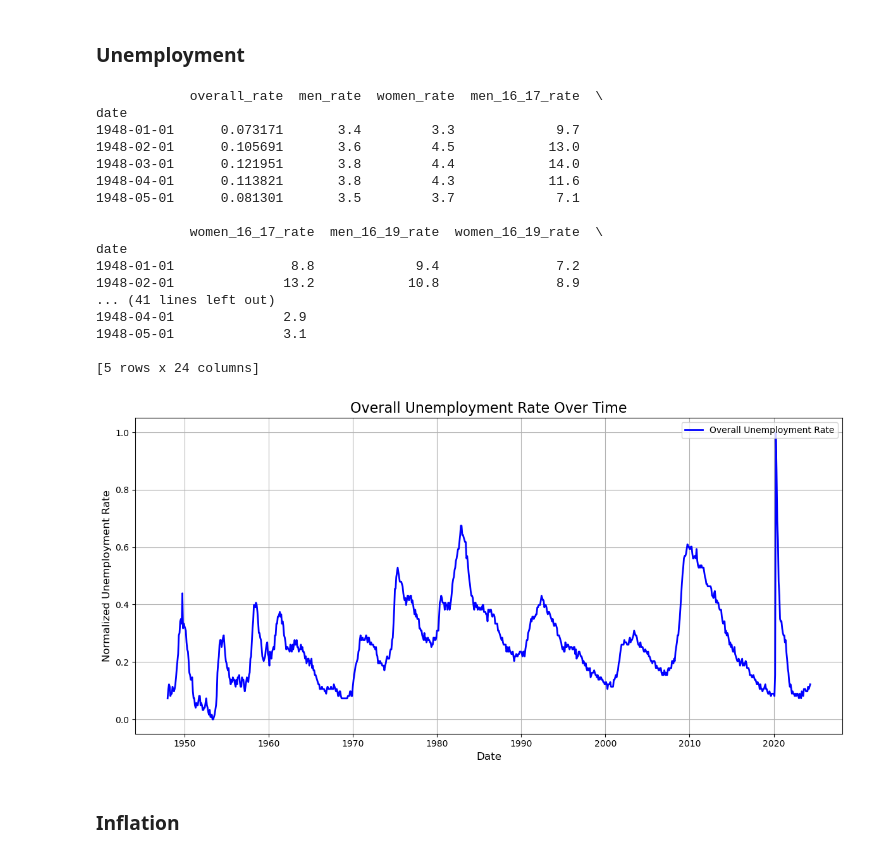
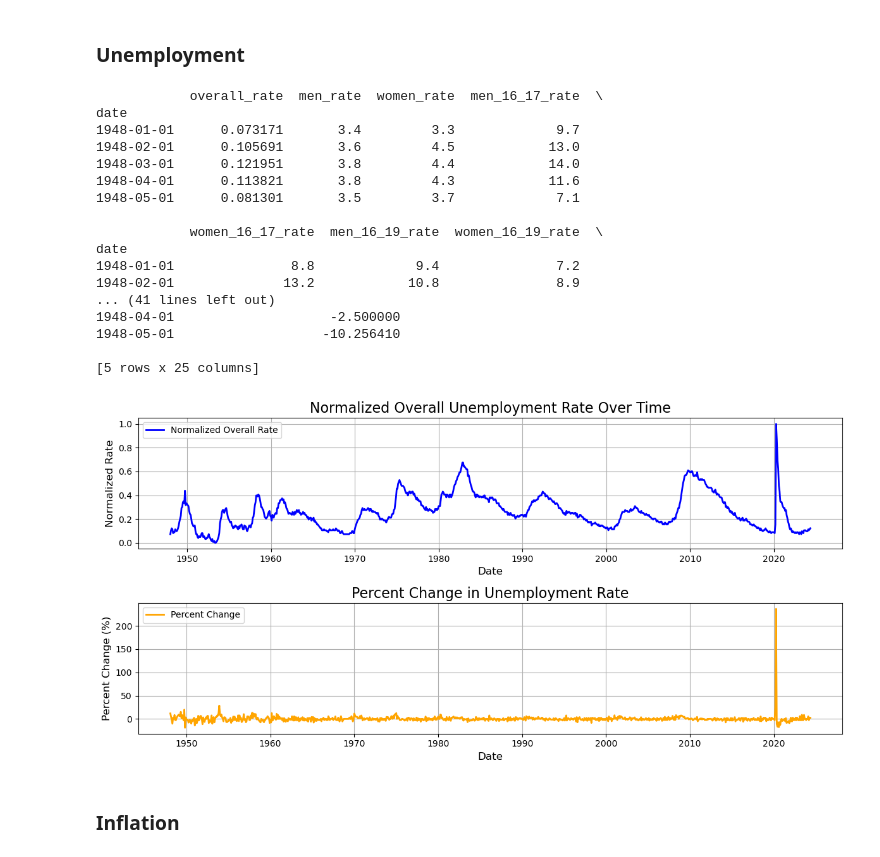
Before and after one commit to ChrisLato/AISE-4010-Project, a Jupyter notebook: preproc.ipynb, the cells around one changed output. Drawn from its saved outputs; the diff is of its cells as text; code cells hidden in the pictures.

```diff
--- a/preproc.ipynb
+++ b/preproc.ipynb
@@ -78,56 +78,69 @@ Date
 # %%
 from sklearn.preprocessing import MinMaxScaler
 
-# Convert to datetime
+# Convert to datetime and set index
 unemployment['date'] = pd.to_datetime(unemployment['date'], errors='coerce')
 unemployment.set_index('date', inplace=True)
 unemployment.sort_index(inplace=True)
 
-# Find and Fill all missing data while dropping columns that dont meet threshold
+# Find and fill all missing data while dropping columns that don't meet the threshold
 threshold = 0.2 * len(unemployment)
 columns_to_drop = unemployment.columns[unemployment.isnull().sum() > threshold]
 unemployment = unemployment.drop(columns=columns_to_drop)
-unemployment.interpolate(method='linear', inplace=True) # use linear interpolation for filling NA values
+unemployment.interpolate(method='linear', inplace=True)  # Use linear interpolation for filling NA values
 
-# Normalize data
+# Calculate percent change for 'overall_rate'
+unemployment['unemployment_percent_change'] = unemployment['overall_rate'].pct_change() * 100
+
+# Normalize 'overall_rate' using MinMaxScaler
 scaler = MinMaxScaler()
 unemployment['overall_rate'] = scaler.fit_transform(unemployment[['overall_rate']])
 
-
+# Display the first few rows
 print(unemployment.head())
 
+# Plot normalized overall rate
 plt.figure(figsize=(12, 6))
-plt.plot(unemployment.index, unemployment['overall_rate'], label='Overall Unemployment Rate', linewidth=2, color='blue')
 
-# Adding labels, title, and legend
-plt.title('Overall Unemployment Rate Over Time', fontsize=16)
+# Original Unemployment Rate
+plt.subplot(2, 1, 1)
+plt.plot(unemployment.index, unemployment['overall_rate'], label='Normalized Overall Rate', color='blue', linewidth=2)
+plt.title('Normalized Overall Unemployment Rate Over Time', fontsize=16)
 plt.xlabel('Date', fontsize=12)
-plt.ylabel('Normalized Unemployment Rate', fontsize=12)
-plt.legend(loc='upper right')
+plt.ylabel('Normalized Rate', fontsize=12)
+plt.legend()
 plt.grid(True)
 
-# Show the plot
+# Percent Change
+plt.subplot(2, 1, 2)
+plt.plot(unemployment.index, unemployment['unemployment_percent_change'], label='Percent Change', color='orange', linewidth=2)
+plt.title('Percent Change in Unemployment Rate', fontsize=16)
+plt.xlabel('Date', fontsize=12)
+plt.ylabel('Percent Change (%)', fontsize=12)
+plt.legend()
+plt.grid(True)
+
 plt.tight_layout()
 plt.show()
 # %% [output]
             overall_rate  men_rate  women_rate  men_16_17_rate  \
 date
 1948-01-01      0.073171       3.4         3.3             9.7
 1948-02-01      0.105691       3.6         4.5            13.0
 1948-03-01      0.121951       3.8         4.4            14.0
 1948-04-01      0.113821       3.8         4.3            11.6
 1948-05-01      0.081301       3.5         3.7             7.1
 
             women_16_17_rate  men_16_19_rate  women_16_19_rate  \
 date
 1948-01-01               8.8             9.4               7.2
 1948-02-01              13.2            10.8               8.9
 ... (41 lines left out)
-1948-04-01              2.9
-1948-05-01              3.1
+1948-04-01                    -2.500000
+1948-05-01                   -10.256410
 
-[5 rows x 24 columns]
+[5 rows x 25 columns]
-[figure, old version]
+[figure, new version]
 # %% [markdown]
 ### Inflation
 # %%
```
Also changed, not shown: parts of 5 cells of this notebook.
